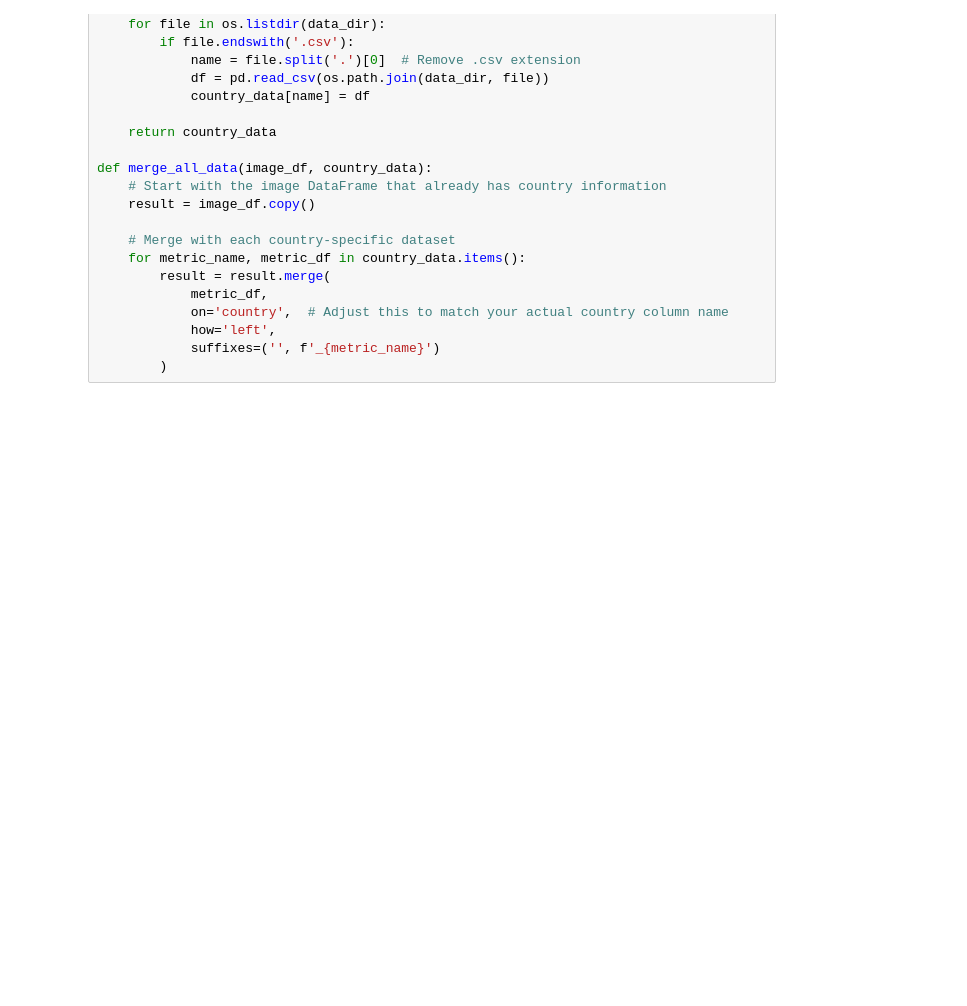
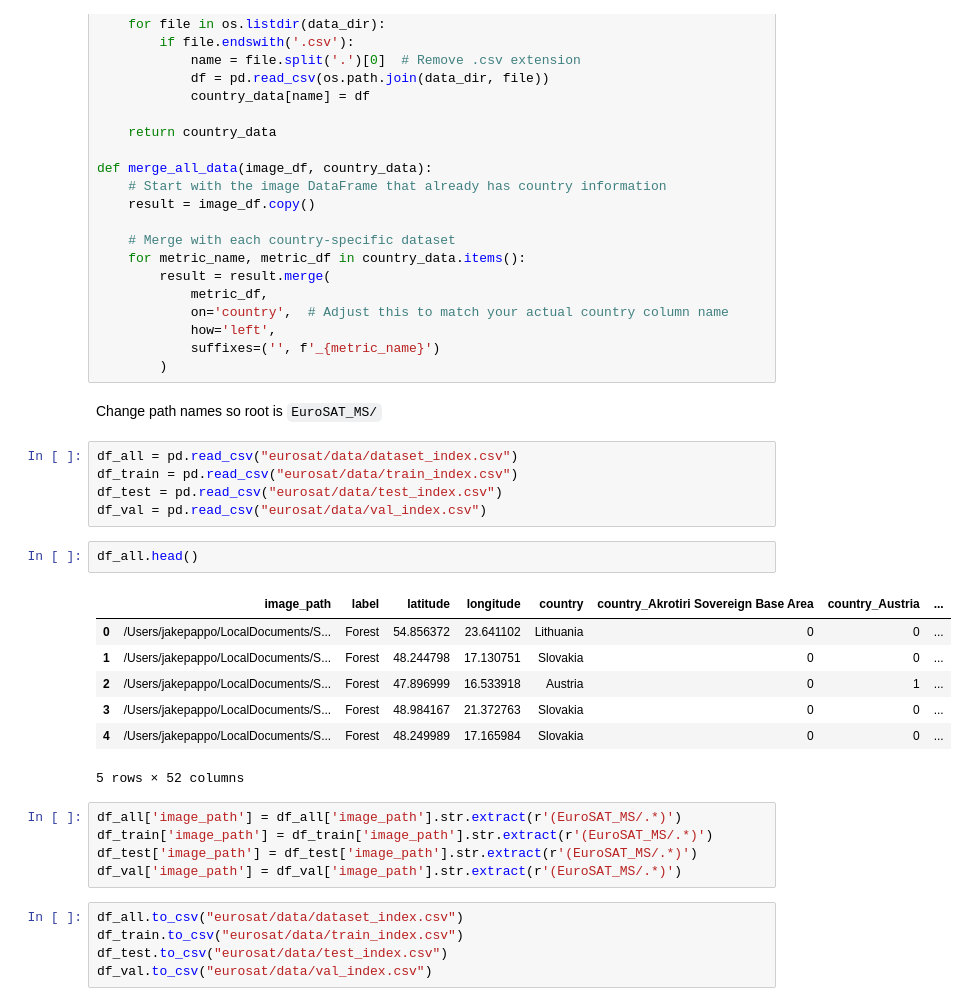
Before and after one commit to pappoja/eurosat, a Jupyter notebook: data_inspection.ipynb, the cells around one changed output. Saved outputs shown, nothing was run; the diff lists cells and outputs as text; blank space fills up the shorter version.

Commit message:
Changed ipynb to fix path names in csv

```diff
--- a/data_inspection.ipynb
+++ b/data_inspection.ipynb
@@ -159,3 +159,30 @@ def merge_all_data(image_df, country_data):
             how='left',
             suffixes=('', f'_{metric_name}')
         )
+# %% [markdown]
+Change path names so root is `EuroSAT_MS/`
+# %%
+df_all = pd.read_csv("eurosat/data/dataset_index.csv")
+df_train = pd.read_csv("eurosat/data/train_index.csv")
+df_test = pd.read_csv("eurosat/data/test_index.csv")
+df_val = pd.read_csv("eurosat/data/val_index.csv")
+# %%
+df_all.head()
+# %% [output]
+|  | image_path | label | latitude | longitude | country | country_Akrotiri Sovereign Base Area | country_Austria | ... |
+| 0 | /Users/jakepappo/LocalDocuments/S... | Forest | 54.856372 | 23.641102 | Lithuania | 0 | 0 | ... |
+| 1 | /Users/jakepappo/LocalDocuments/S... | Forest | 48.244798 | 17.130751 | Slovakia | 0 | 0 | ... |
+| 2 | /Users/jakepappo/LocalDocuments/S... | Forest | 47.896999 | 16.533918 | Austria | 0 | 1 | ... |
+| 3 | /Users/jakepappo/LocalDocuments/S... | Forest | 48.984167 | 21.372763 | Slovakia | 0 | 0 | ... |
+| 4 | /Users/jakepappo/LocalDocuments/S... | Forest | 48.249989 | 17.165984 | Slovakia | 0 | 0 | ... |
+5 rows × 52 columns
+# %%
+df_all['image_path'] = df_all['image_path'].str.extract(r'(EuroSAT_MS/.*)')
+df_train['image_path'] = df_train['image_path'].str.extract(r'(EuroSAT_MS/.*)')
+df_test['image_path'] = df_test['image_path'].str.extract(r'(EuroSAT_MS/.*)')
+df_val['image_path'] = df_val['image_path'].str.extract(r'(EuroSAT_MS/.*)')
+# %%
+df_all.to_csv("eurosat/data/dataset_index.csv")
+df_train.to_csv("eurosat/data/train_index.csv")
+df_test.to_csv("eurosat/data/test_index.csv")
+df_val.to_csv("eurosat/data/val_index.csv")
```
